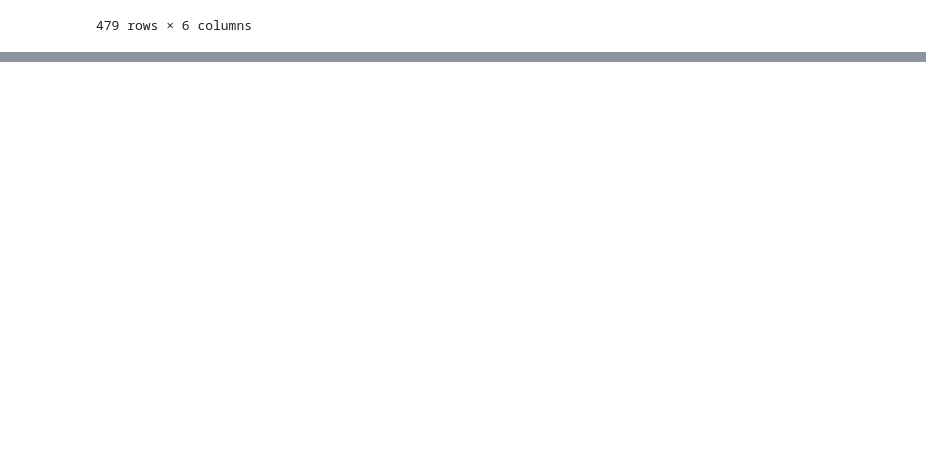
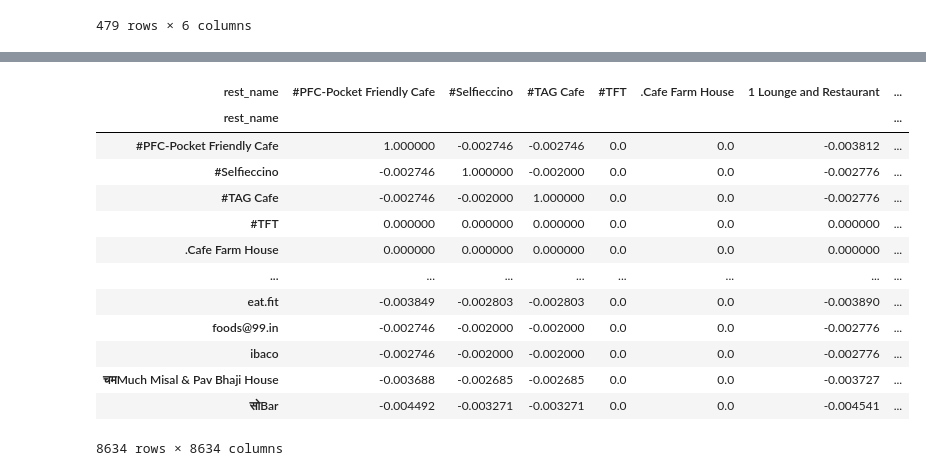
Before and after one commit to Ganu3010/DVSAM, a Jupyter notebook: Src/Saving Again.ipynb, the cells around one changed output, grey strips where cells are left out. Saved outputs shown, nothing was run; the diff lists cells and outputs as text; code cells hidden in the pictures; blank space fills up the shorter version.

```diff
--- a/Src/Saving Again.ipynb
+++ b/Src/Saving Again.ipynb
@@ -144,0 +146,37 @@ search('North Indian Hinjawadi')
+# %%
+class Predicting:
+    def __init__(self):
+
+        self.combine = pd.read_csv('G:/Projects/DVSAM/Src/combined.csv')
+        self.combine = self.combine[['user_id', 'rest_name', 'rating']]
+        self.pivot = self.combine.pivot_table(index=['user_id'], columns=['rest_name'], values='rating')
+        self.pivot = self.pivot.fillna(0)
+        self.pt_stand = self.pivot.apply(self.standardize)
+        self.item_sim = cosine_similarity(self.pt_stand.T)
+        self.item_sim = pd.DataFrame(self.item_sim, index=self.pt_stand.columns, columns=self.pt_stand.columns)
+
+    def get_sim(self, rest, rating, mean):
+        sim_score = self.item_sim[rest]*(rating)
+        sim_score = sim_score.sort_values(ascending = False).head(10)
+        return sim_score
+    def get_restaurant(self, user_dict):
+        sim_rest = pd.DataFrame()
+        m = np.array(list(user_dict.values())).mean()
+        for rest in user_dict:
+            sim_rest = sim_rest.append(self.get_sim(rest=rest, rating = user_dict[rest], mean = m), ignore_index = True)
+
+        sim_rest = sim_rest.sum().sort_values(ascending = False)
+        sim_rest = dict(sim_rest.head(len(user_dict) + 10))
+        r = {}
+        for i in sim_rest:
+            if not i in user_dict:
+                r[i] = sim_rest[i]
+        return r
+    def standardize(self, row):
+        if(row.max()-row.min() != 0):
+            new_row = (row - row.mean())/(row.max() - row.min())
+        else:
+            new_row = row
+        return new_row
+# %%
+x = Predicting()
@@ -144,0 +200,17 @@ search('North Indian Hinjawadi')
+# %%
+x.item_sim
+# %% [output]
+| rest_name | #PFC-Pocket Friendly Cafe | #Selfieccino | #TAG Cafe | #TFT | .Cafe Farm House | 1 Lounge and Restaurant | ... |
+| rest_name |  |  |  |  |  |  | ... |
+| #PFC-Pocket Friendly Cafe | 1.000000 | -0.002746 | -0.002746 | 0.0 | 0.0 | -0.003812 | ... |
+| #Selfieccino | -0.002746 | 1.000000 | -0.002000 | 0.0 | 0.0 | -0.002776 | ... |
+| #TAG Cafe | -0.002746 | -0.002000 | 1.000000 | 0.0 | 0.0 | -0.002776 | ... |
+| #TFT | 0.000000 | 0.000000 | 0.000000 | 0.0 | 0.0 | 0.000000 | ... |
+| .Cafe Farm House | 0.000000 | 0.000000 | 0.000000 | 0.0 | 0.0 | 0.000000 | ... |
+| ... | ... | ... | ... | ... | ... | ... | ... |
+| eat.fit | -0.003849 | -0.002803 | -0.002803 | 0.0 | 0.0 | -0.003890 | ... |
+| foods@99.in | -0.002746 | -0.002000 | -0.002000 | 0.0 | 0.0 | -0.002776 | ... |
+| ibaco | -0.002746 | -0.002000 | -0.002000 | 0.0 | 0.0 | -0.002776 | ... |
+| चमMuch Misal & Pav Bhaji House | -0.003688 | -0.002685 | -0.002685 | 0.0 | 0.0 | -0.003727 | ... |
+| सोBar | -0.004492 | -0.003271 | -0.003271 | 0.0 | 0.0 | -0.004541 | ... |
+8634 rows × 8634 columns
```
Also changed, not shown: parts of 5 cells of this notebook, 2 other files.
